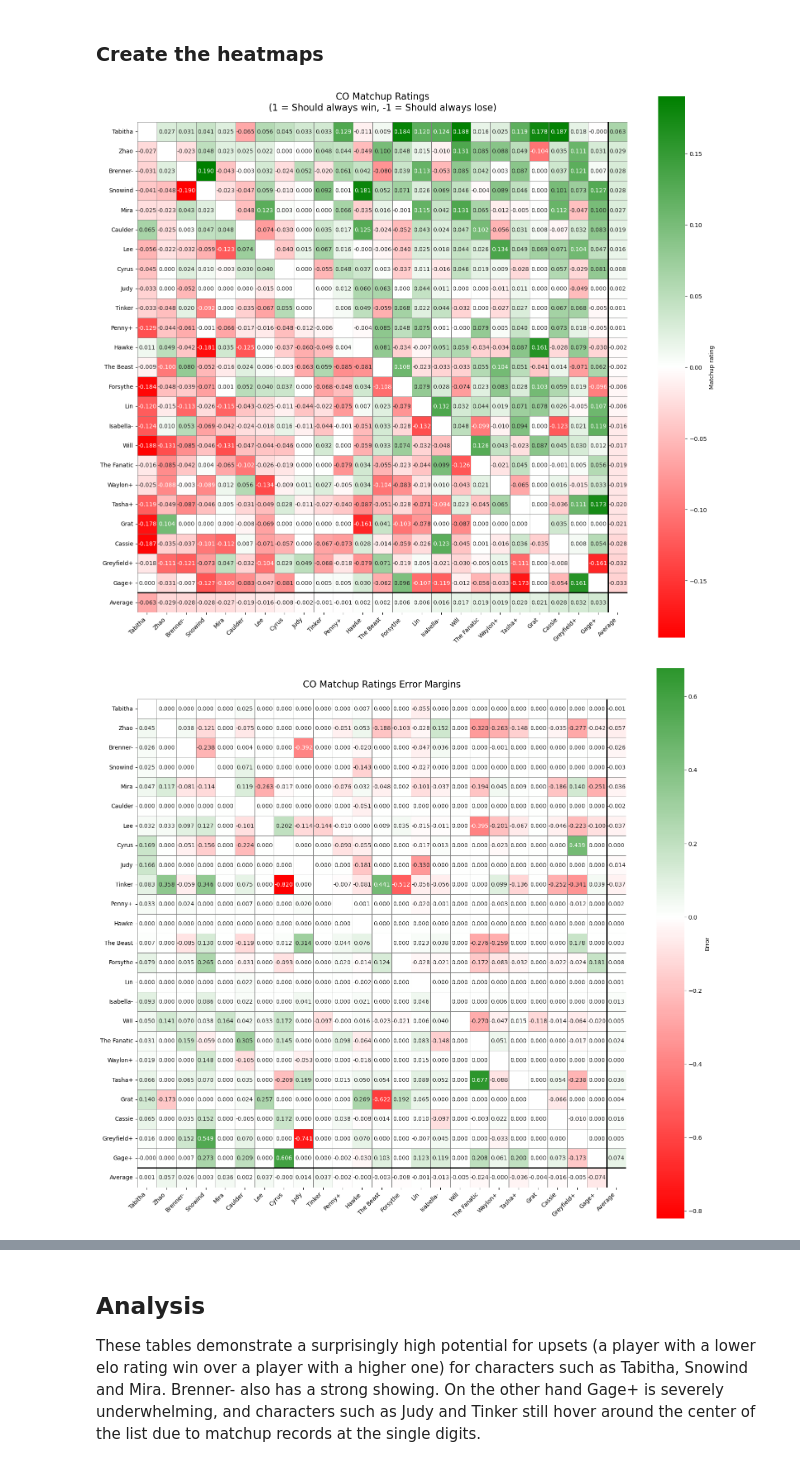
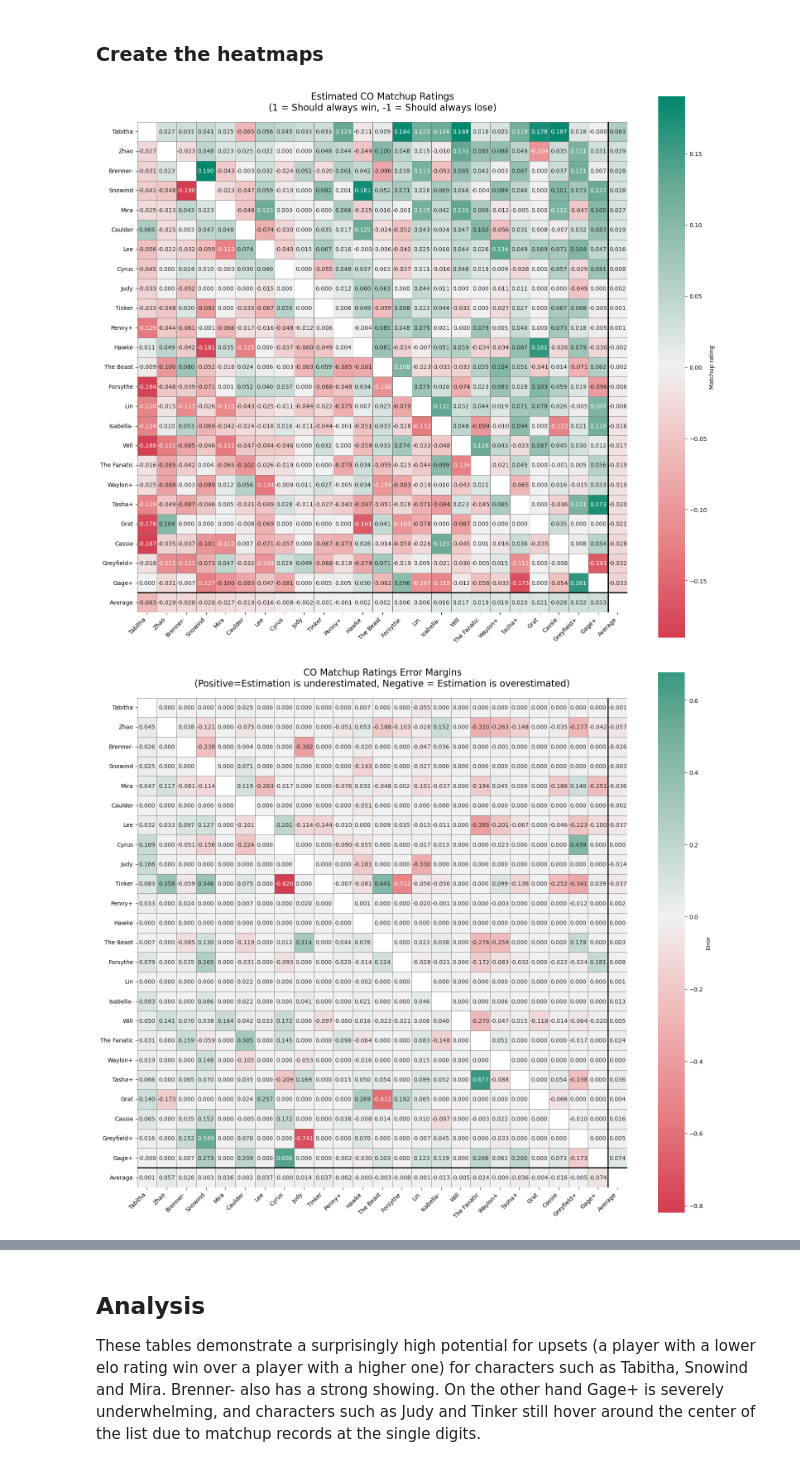
Before and after one commit to de-abreu/tinywars-datamining, a Jupyter notebook: 1 - Performance Expectation Heatmap.ipynb, the cells around one changed output, grey strips where cells are left out. Saved outputs shown, nothing was run; the diff lists cells and outputs as text; code cells hidden in the pictures.

```diff
--- a/1 - Performance Expectation Heatmap.ipynb
+++ b/1 - Performance Expectation Heatmap.ipynb
@@ -162,22 +162,36 @@ def display_heatmap(
     df.loc[sorted_cos, sorted_cos]
     addded_col = added_col[sorted_cos]
     n = len(sorted_cos)
-    extended_matrix = np.full((n + 1, n + 1), 0.0)
-    extended_matrix[:n, :n] = df.values
-    extended_matrix[:n, n] = added_col.values
     if count:
-        extended_matrix[n, :n] = added_col.values
-        extended_index = sorted_cos + ['Total']
-        extended_columns = sorted_cos + ['Total']
-        cmap = LinearSegmentedColormap.from_list('matchup_cmap', ['white', 'green'])
+        cmap = LinearSegmentedColormap.from_list('count_cmap', [
+            '#003f5c',
+            '#58508d',
+            '#bc5090',
+            '#ff6361',
+            '#ffa600'
+        ])
         fmt='.0f'
+        extended_df = df
     else:
+        extended_matrix = np.full((n + 1, n + 1), 0.0)
+        extended_matrix[:n, :n] = df.values
+        extended_matrix[:n, n] = added_col.values
         extended_matrix[n, :n] = -added_col.values  # Bottom row (negative averages)
         extended_index = sorted_cos + ['Average']
         extended_columns = sorted_cos + ['Average']
-        cmap = LinearSegmentedColormap.from_list('matchup_cmap', ['red', 'white', 'green'])
+        cmap = LinearSegmentedColormap.from_list('matchup_cmap', [
+            '#d43d51',
+            '#e67f83',
+            '#f0b8b8',
+            '#f1f1f1',
+            '#aecdc2',
+            '#6aaa96',
+            '#00876c',
+
+        ])
         fmt='.3f'
-    extended_df = pd.DataFrame(extended_matrix, index=extended_index, columns=extended_columns)
+        extended_df = pd.DataFrame(extended_matrix, index=extended_index, columns=extended_columns)
+        mask=np.eye(n + 1, dtype=bool)
 
     # Create the heatmap
     plt.figure(figsize=(16, 14))
@@ -188,7 +202,7 @@ def display_heatmap(
         center=0,
         annot=True,
         fmt=fmt,
-        mask=np.eye(n + 1, dtype=bool),
+        mask=mask,
         cbar_kws={'label': label},
         square=True,
         linewidths=0.5,
@@ -415,26 +429,26 @@ Zhao            0.028808  -0.056822          164
 # %%
 # Sort COs by average rating (descending)
 sorted_cos = avg_ratings.sort_values(ascending=False).index.tolist()
 
 display_heatmap(
-    'CO Matchup Ratings\n(1 = Should always win, -1 = Should always lose)',
+    'Estimated CO Matchup Ratings\n(1 = Should always win, -1 = Should always lose)',
     'Matchup rating',
     matchup_df.loc[sorted_cos, sorted_cos],
     sorted_cos,
     avg_ratings[sorted_cos],
 )
 # %% [output]
-[figure, old version]
+[figure, new version]
 # %%
 display_heatmap(
-    'CO Matchup Ratings Error Margins',
+    'CO Matchup Ratings Error Margins\n(Positive=Estimation is underestimated, Negative = Estimation is overestimated)',
     'Error',
     error_df.loc[sorted_cos, sorted_cos],
     sorted_cos,
     avg_error[sorted_cos],
 )
 # %% [output]
-[figure, old version]
+[figure, new version]
 # %%
 display_heatmap(
     'CO Matchup Match Count',
```
Also changed, not shown: parts of 2 cells of this notebook.
